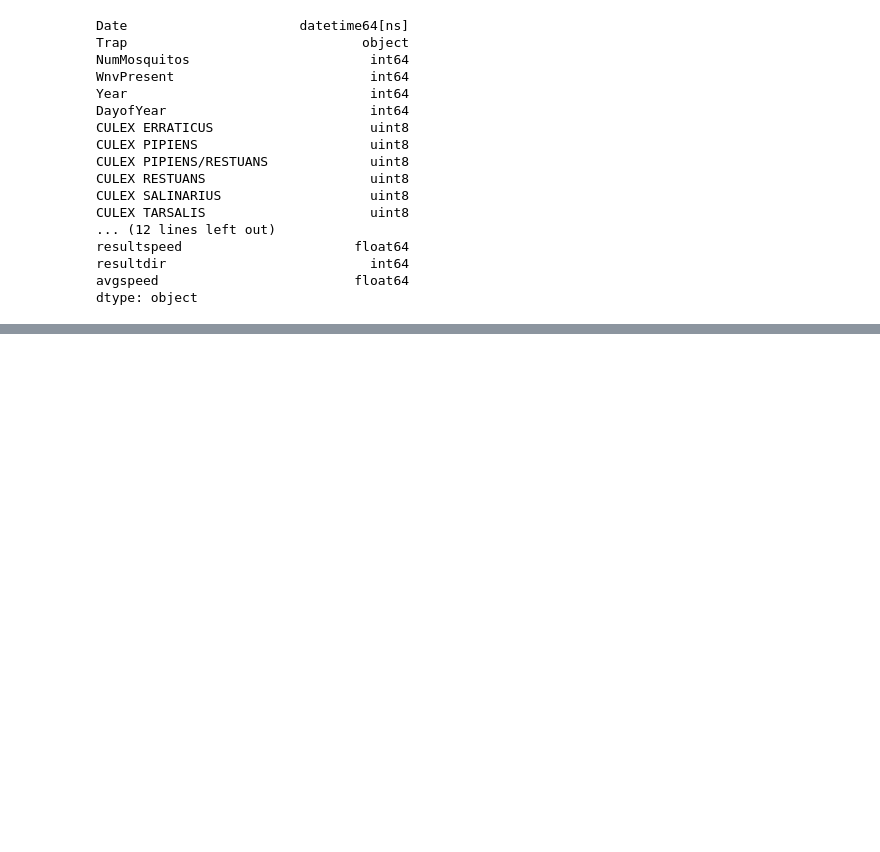
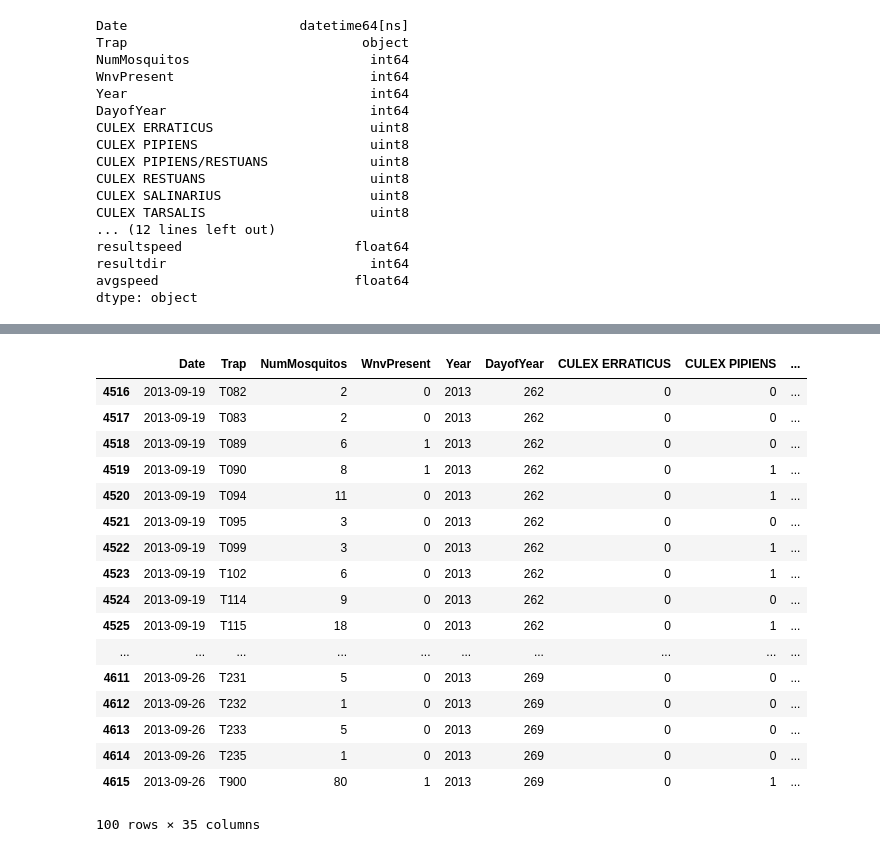
Before and after one commit to aakashtandel/Dream-Team-DSI-5, a Jupyter notebook: Project 4_Dream_Team.ipynb, the cells around one changed output, grey strips where cells are left out. Cells and saved outputs as stored; diff of their text form; code cells hidden in the pictures; blank space fills up the shorter version.

```diff
--- a/Project 4_Dream_Team.ipynb
+++ b/Project 4_Dream_Team.ipynb
@@ -949,0 +1145,21 @@ train_weather.to_csv('train_weather.csv',index=False)
+# %%
+train_weather2.tail(100)
+# %% [output]
+|  | Date | Trap | NumMosquitos | WnvPresent | Year | DayofYear | CULEX ERRATICUS | CULEX PIPIENS | ... |
+| 4516 | 2013-09-19 | T082 | 2 | 0 | 2013 | 262 | 0 | 0 | ... |
+| 4517 | 2013-09-19 | T083 | 2 | 0 | 2013 | 262 | 0 | 0 | ... |
+| 4518 | 2013-09-19 | T089 | 6 | 1 | 2013 | 262 | 0 | 0 | ... |
+| 4519 | 2013-09-19 | T090 | 8 | 1 | 2013 | 262 | 0 | 1 | ... |
+| 4520 | 2013-09-19 | T094 | 11 | 0 | 2013 | 262 | 0 | 1 | ... |
+| 4521 | 2013-09-19 | T095 | 3 | 0 | 2013 | 262 | 0 | 0 | ... |
+| 4522 | 2013-09-19 | T099 | 3 | 0 | 2013 | 262 | 0 | 1 | ... |
+| 4523 | 2013-09-19 | T102 | 6 | 0 | 2013 | 262 | 0 | 1 | ... |
+| 4524 | 2013-09-19 | T114 | 9 | 0 | 2013 | 262 | 0 | 0 | ... |
+| 4525 | 2013-09-19 | T115 | 18 | 0 | 2013 | 262 | 0 | 1 | ... |
+| ... | ... | ... | ... | ... | ... | ... | ... | ... | ... |
+| 4611 | 2013-09-26 | T231 | 5 | 0 | 2013 | 269 | 0 | 0 | ... |
+| 4612 | 2013-09-26 | T232 | 1 | 0 | 2013 | 269 | 0 | 0 | ... |
+| 4613 | 2013-09-26 | T233 | 5 | 0 | 2013 | 269 | 0 | 0 | ... |
+| 4614 | 2013-09-26 | T235 | 1 | 0 | 2013 | 269 | 0 | 0 | ... |
+| 4615 | 2013-09-26 | T900 | 80 | 1 | 2013 | 269 | 0 | 1 | ... |
+100 rows × 35 columns
```
Also changed, not shown: parts of 23 cells of this notebook, 1 other file.
